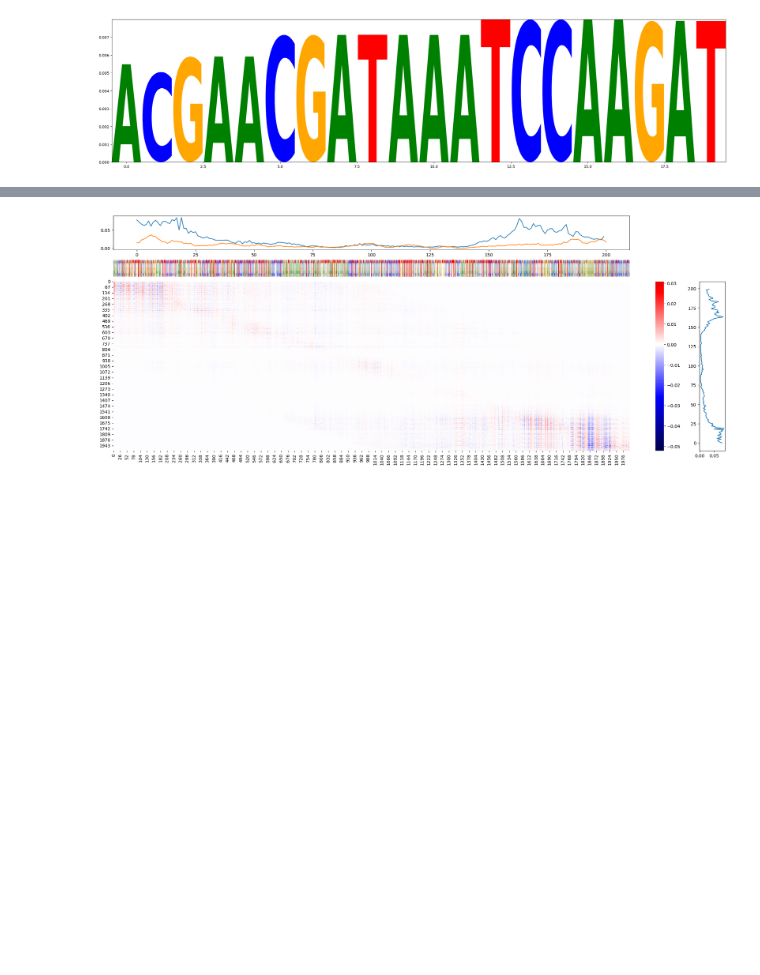
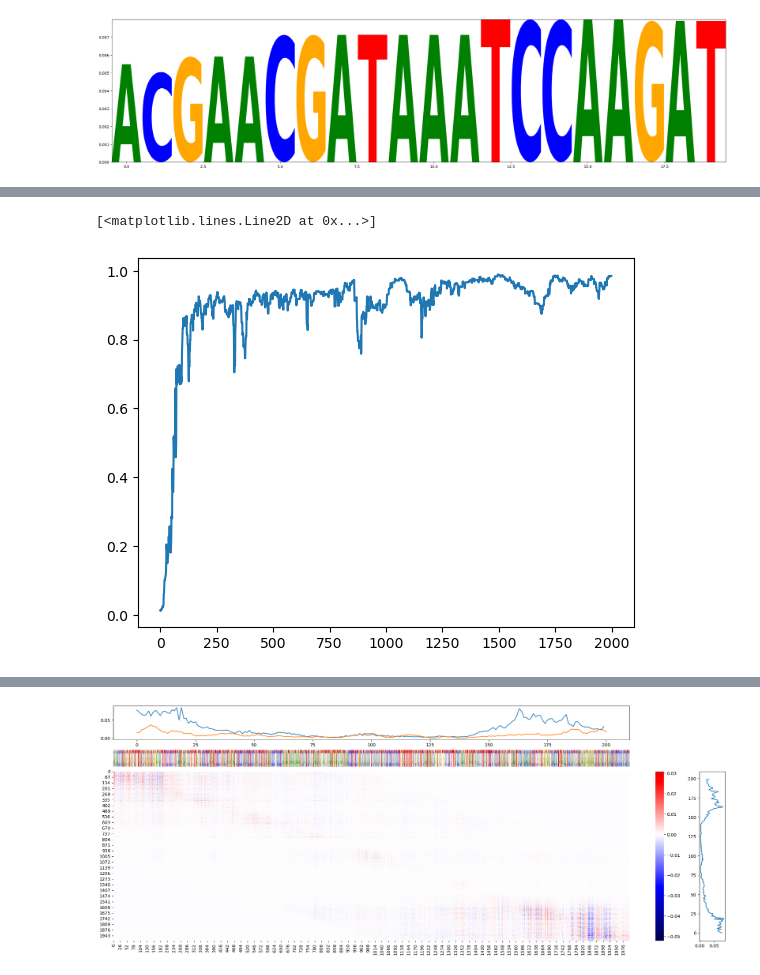
Before and after one commit to floriantilliet/mnhn_internship, a Jupyter notebook: projet3.ipynb, the cells around one changed output, grey strips where cells are left out. Cells and saved outputs as stored; diff of their text form; code cells hidden in the pictures; blank space fills up the shorter version.

```diff
--- a/projet3.ipynb
+++ b/projet3.ipynb
@@ -841,2 +920,7 @@ print(L)
+# %%
+plt.plot(L2)
+# %% [output]
+[<matplotlib.lines.Line2D at 0x...>]
+[figure, added]
 # %%
 fast_mod_M2L=fast_pred_seq(omega_pred,start,model2)
```
Also changed, not shown: parts of 11 cells of this notebook, 1 other file.
